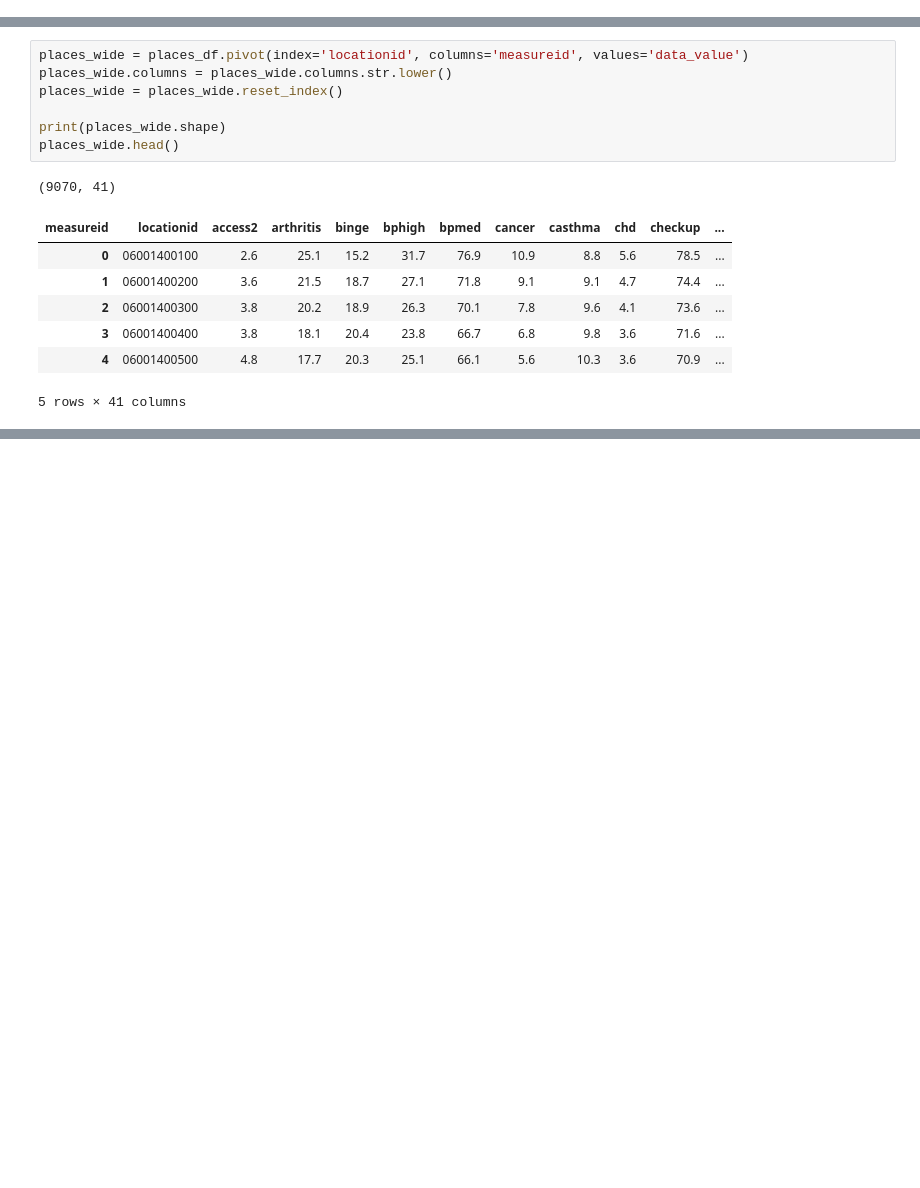
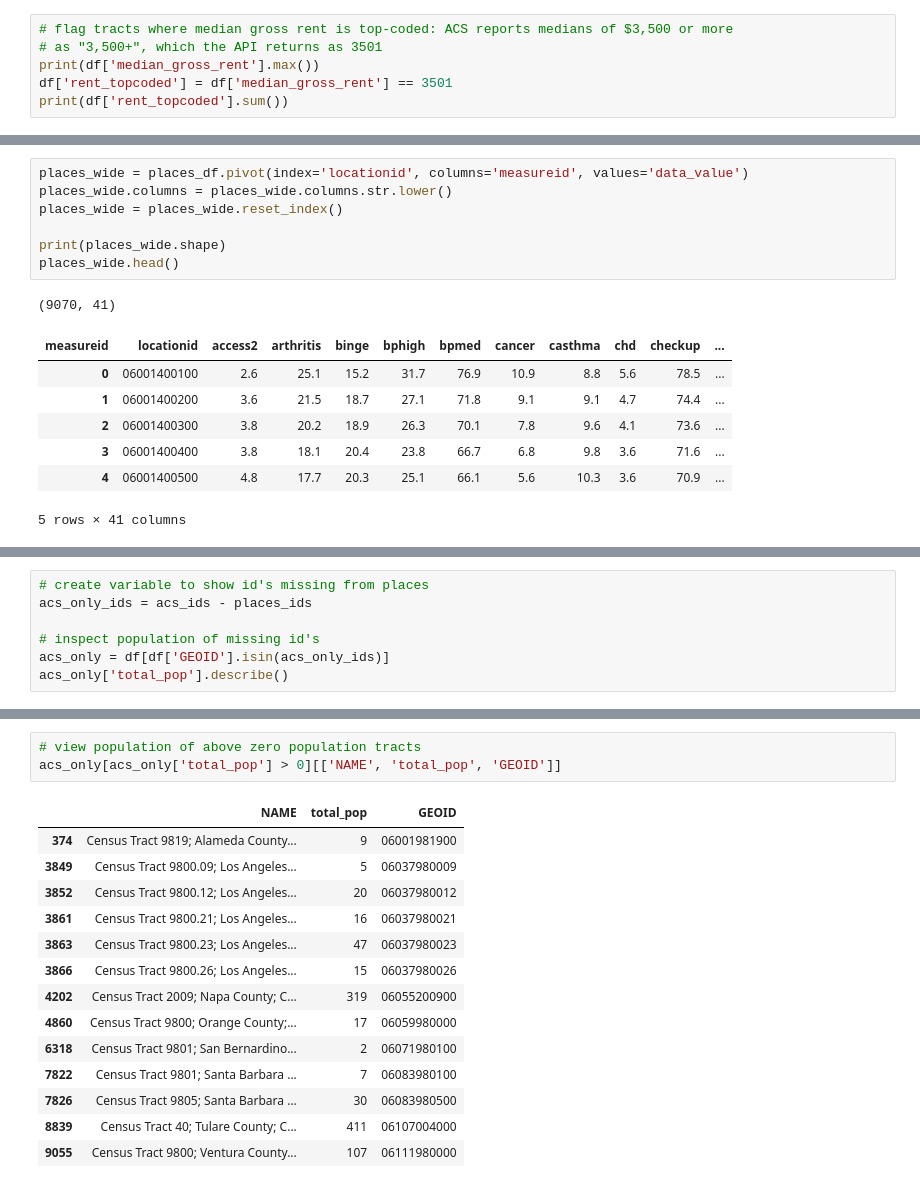
Before and after one commit to Djaser23/SDOH_Predictive_Hotspotting_CA, a Jupyter notebook: notebooks/02_cleaning.ipynb, the cells around one changed output, grey strips where cells are left out. Saved outputs shown, nothing was run; the diff lists cells and outputs as text; blank space fills up the shorter version.

Commit message:
Finish 02_cleaning: add top-code flags, document missing tracts and dropped measures

```diff
--- a/notebooks/02_cleaning.ipynb
+++ b/notebooks/02_cleaning.ipynb
@@ -224 +248,7 @@ print(df['income_topcoded'].sum())
 140
+# %%
+# flag tracts where median gross rent is top-coded: ACS reports medians of $3,500 or more
+# as "3,500+", which the API returns as 3501
+print(df['median_gross_rent'].max())
+df['rent_topcoded'] = df['median_gross_rent'] == 3501
+print(df['rent_topcoded'].sum())
@@ -330,0 +358,7 @@ print(merged['GEOID'].duplicated().sum())
+# %%
+# create variable to show id's missing from places
+acs_only_ids = acs_ids - places_ids
+
+# inspect population of missing id's
+acs_only = df[df['GEOID'].isin(acs_only_ids)]
+acs_only['total_pop'].describe()
@@ -330,0 +375,18 @@ print(merged['GEOID'].duplicated().sum())
+# %%
+# view population of above zero population tracts
+acs_only[acs_only['total_pop'] > 0][['NAME', 'total_pop', 'GEOID']]
+# %% [output]
+|  | NAME | total_pop | GEOID |
+| 374 | Census Tract 9819; Alameda County... | 9 | 06001981900 |
+| 3849 | Census Tract 9800.09; Los Angeles... | 5 | 06037980009 |
+| 3852 | Census Tract 9800.12; Los Angeles... | 20 | 06037980012 |
+| 3861 | Census Tract 9800.21; Los Angeles... | 16 | 06037980021 |
+| 3863 | Census Tract 9800.23; Los Angeles... | 47 | 06037980023 |
+| 3866 | Census Tract 9800.26; Los Angeles... | 15 | 06037980026 |
+| 4202 | Census Tract 2009; Napa County; C... | 319 | 06055200900 |
+| 4860 | Census Tract 9800; Orange County;... | 17 | 06059980000 |
+| 6318 | Census Tract 9801; San Bernardino... | 2 | 06071980100 |
+| 7822 | Census Tract 9801; Santa Barbara ... | 7 | 06083980100 |
+| 7826 | Census Tract 9805; Santa Barbara ... | 30 | 06083980500 |
+| 8839 | Census Tract 40; Tulare County; C... | 411 | 06107004000 |
+| 9055 | Census Tract 9800; Ventura County... | 107 | 06111980000 |
```
Also changed, not shown: parts of 14 cells of this notebook.
